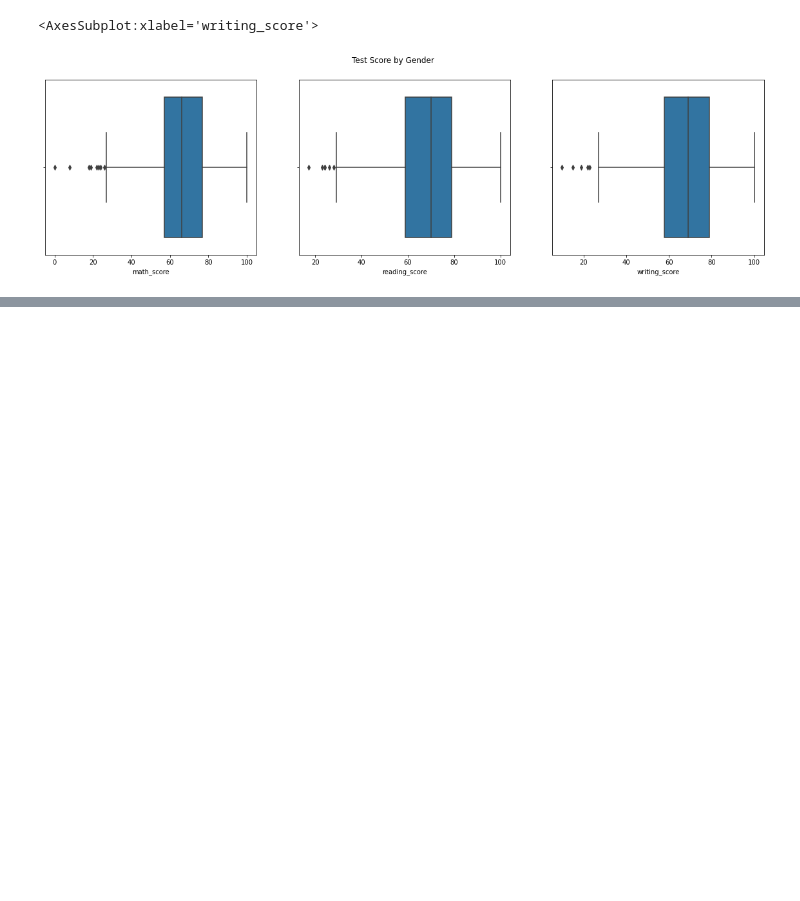
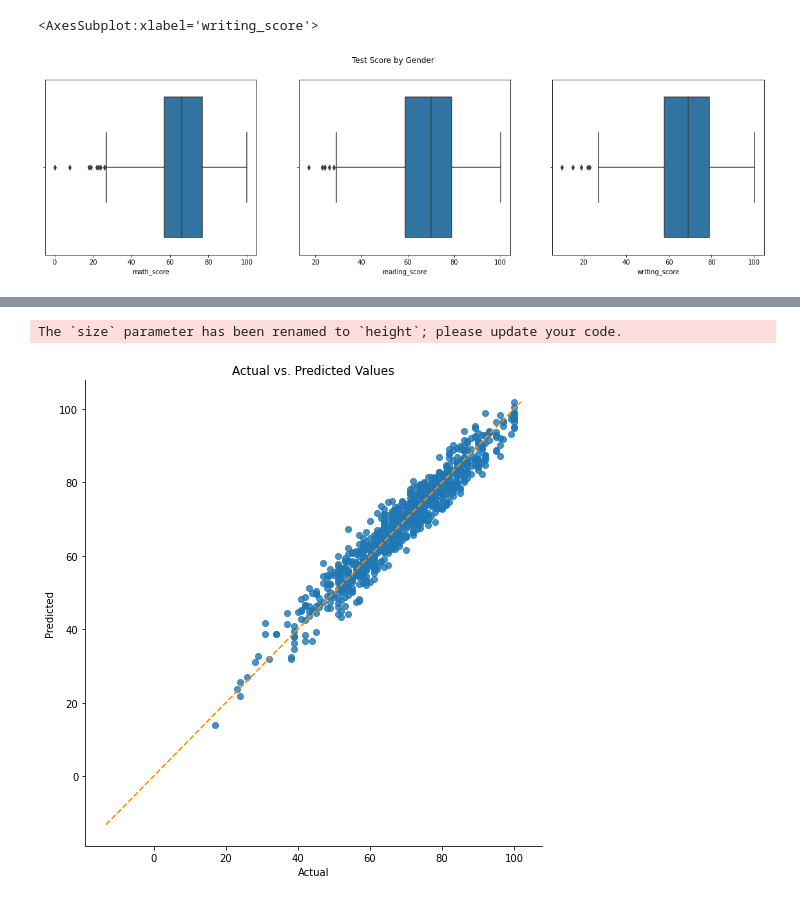
Before and after one commit to molowe1/Test_Repository, a Jupyter notebook: EDA_tutorial.ipynb, the cells around one changed output, grey strips where cells are left out. Saved outputs shown, nothing was run; the diff lists cells and outputs as text; code cells hidden in the pictures; blank space fills up the shorter version.

```diff
--- a/EDA_tutorial.ipynb
+++ b/EDA_tutorial.ipynb
@@ -262,0 +282,9 @@ px.bar(data_frame=fig3, barmode='group',title = "<b>Chart Showing Relationship B
+# %%
+#Splitting the dataset for training(80%) and testing(20%)
+
+from sklearn.model_selection import train_test_split
+X_train, X_test, y_train, y_test = train_test_split(X, Y, test_size=0.2, random_state=101)
+print(X_train.shape)
+print(X_test.shape)
+print(y_train.shape)
+print(y_test.shape)
@@ -262,0 +304,12 @@ px.bar(data_frame=fig3, barmode='group',title = "<b>Chart Showing Relationship B
+# %%
+#Random Tree Regressor
+
+#Creating Random Forest Regression model
+
+from sklearn.ensemble import RandomForestRegressor
+forest= RandomForestRegressor(n_estimators =40, random_state = 0)
+forest.fit(X_train,y_train)
+y_pred = forest.predict(X_test)
+
+#Accuracy score of the Random Forest Regression model
+print("Random Forest Regression score : ",forest.score(X_test,y_test))
@@ -262,0 +332,26 @@ px.bar(data_frame=fig3, barmode='group',title = "<b>Chart Showing Relationship B
+# %%
+#Creating linear regression model
+
+from sklearn.linear_model import LinearRegression
+model = LinearRegression()
+model.fit(X_train,y_train)
+
+# Linearity Assumption
+def calculate_residuals(model, features, label):
+    predictions = model.predict(features)
+    data_results = pd.DataFrame({'Actual': label, 'Predicted': predictions})
+    data_results['Residuals'] = abs(data_results['Actual']) - abs(data_results['Predicted'])
+    return data_results
+
+def linear_assumption(model, features, label):
+    data_results = calculate_residuals(model, features, label)
+    sns.lmplot(x='Actual', y='Predicted', data=data_results, fit_reg=False, size=7)
+    line_coords = np.arange(data_results.min().min(), data_results.max().max())
+    plt.plot(line_coords, line_coords, color='darkorange', linestyle='--')
+    plt.title('Actual vs. Predicted Values')
+    plt.show()
+
+linear_assumption(model,X_train,y_train)
+# %% [output]
+The `size` parameter has been renamed to `height`; please update your code.
+[figure, added]
```
Also changed, not shown: parts of 23 cells of this notebook, 2 other files.
